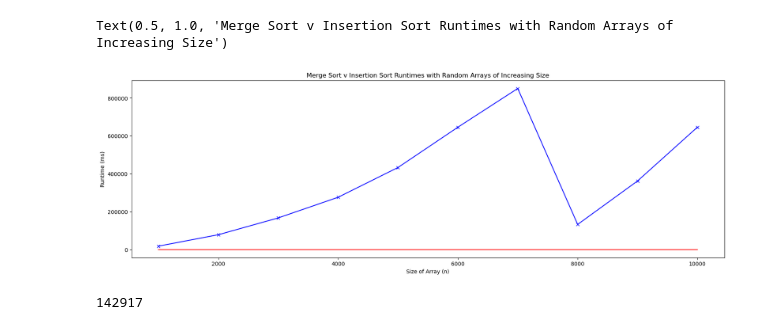
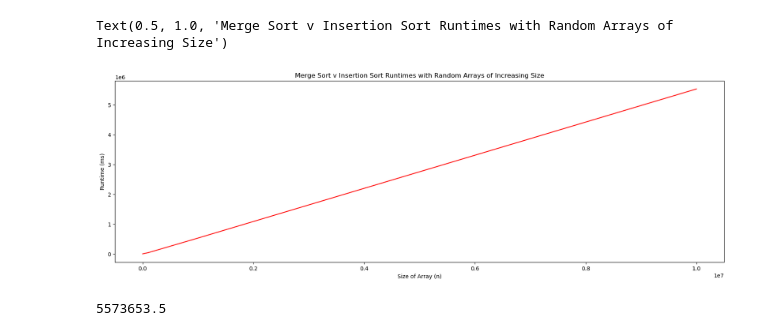
Before and after one commit to Syed-A-Naqvi/DataStructs_and_Algos, a Jupyter notebook: python/practice.ipynb, the cells around one changed output. Cells and saved outputs as stored; diff of their text form; code cells hidden in the pictures.

Commit message:
insertionsort and merge sort comparison code improvements

```diff
--- a/python/practice.ipynb
+++ b/python/practice.ipynb
@@ -93,46 +93,51 @@ print(array)
 # %%
 import matplotlib.pyplot as plt
 
 # comparing and plotting the time complexities of the two sorting algorithms with increasing sizes of n
 
-size_max = 10000
-experiments = 10
+size_max = 10000000
+experiments = 7
 results = np.zeros((experiments,3))
 exp_num = 0
 
-for n in range(size_max//10,size_max + 1, size_max//10):
+for n in range(0,experiments):
 
-    results[exp_num][0] = n
+    arraySize = size_max//(10**((experiments-1) - n))
 
-    array = list(np.random.randint(0,n,n))
-
-    start = dt.datetime.now()
-    insertionSort(array)
-    end = dt.datetime.now()
-    results[exp_num][1] = (end - start).microseconds
+    results[exp_num][0] = arraySize
 
     # array = list(np.random.randint(0,n,n))
 
     # start = dt.datetime.now()
-    # mergesort(array)
+    # insertionSort(array)
     # end = dt.datetime.now()
-    # results[exp_num][2] = (end - start).microseconds
+    # results[exp_num][1] = (end - start).microseconds
+
+    array = list(np.random.randint(0,arraySize,arraySize))
+
+    start = dt.datetime.utcnow()
+    mergesort(array)
+    end = dt.datetime.utcnow()
+    results[exp_num][2] = (end - start).total_seconds()*100000
 
     exp_num += 1
 plt.figure(figsize=(20,6))
-plt.plot(results[:,0], results[:,1], label="Insertion Sort", color="blue", marker="x")
+# plt.plot(results[:,0], results[:,1], label="Insertion Sort", color="blue", marker="x")
 plt.plot(results[:,0], results[:,2], label="Merge Sort", color="red")
 plt.xlabel("Size of Array (n)")
 plt.ylabel("Runtime (ms)")
 plt.title("Merge Sort v Insertion Sort Runtimes with Random Arrays of Increasing Size")
 # %% [output]
 Text(0.5, 1.0, 'Merge Sort v Insertion Sort Runtimes with Random Arrays of Increasing Size')
-[figure, old version]
+[figure, new version]
 # %%
-array = list(np.random.randint(0,400000,400000))
-start = dt.datetime.now()
+import numpy as np
+import datetime as dt
+
+array = list(np.random.randint(0,10000000,10000000))
+start = dt.datetime.utcnow()
 mergesort(array)
-end = dt.datetime.now()
-print((end - start).microseconds)
+end = dt.datetime.utcnow()
+print((end - start).total_seconds()*100000)
 # %% [output]
-142917
+5573653.5
```
Also changed, not shown: parts of 2 cells of this notebook, 1 other file.
